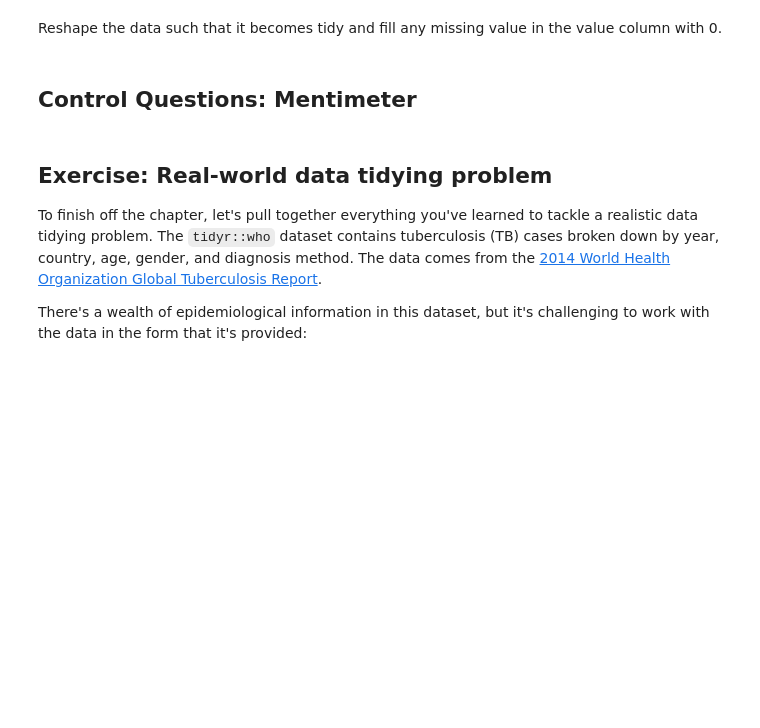
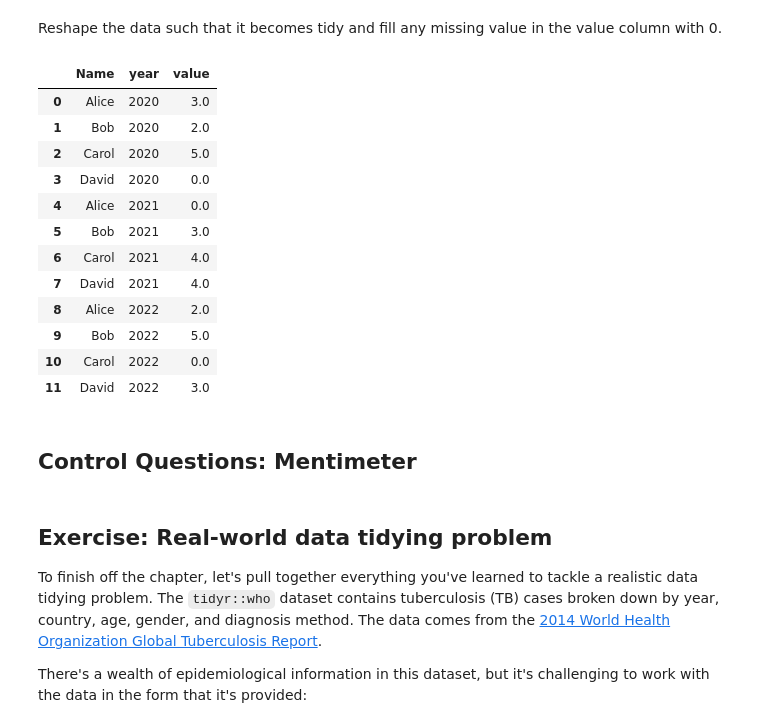
Before and after one commit to MRRollt/03_Tidy_Data, a Jupyter notebook: L_03_Combining_Data_and_Tidy_Data.ipynb, the cells around one changed output. Saved outputs shown, nothing was run; the diff lists cells and outputs as text; code cells hidden in the pictures; blank space fills up the shorter version.

```diff
--- a/L_03_Combining_Data_and_Tidy_Data.ipynb
+++ b/L_03_Combining_Data_and_Tidy_Data.ipynb
@@ -370,3 +722,22 @@ data
+# %%
+# Your code here...
+data.isnull()
+tidy_data = data.fillna(0)
+tidy_data.melt(["Name"], var_name = "year", value_name = "value")
+# %% [output]
+|  | Name | year | value |
+| 0 | Alice | 2020 | 3.0 |
+| 1 | Bob | 2020 | 2.0 |
+| 2 | Carol | 2020 | 5.0 |
+| 3 | David | 2020 | 0.0 |
+| 4 | Alice | 2021 | 0.0 |
+| 5 | Bob | 2021 | 3.0 |
+| 6 | Carol | 2021 | 4.0 |
+| 7 | David | 2021 | 4.0 |
+| 8 | Alice | 2022 | 2.0 |
+| 9 | Bob | 2022 | 5.0 |
+| 10 | Carol | 2022 | 0.0 |
+| 11 | David | 2022 | 3.0 |
 # %% [markdown]
 ## Control Questions: Mentimeter
 # %% [markdown]
```
Also changed, not shown: parts of 35 cells of this notebook.
